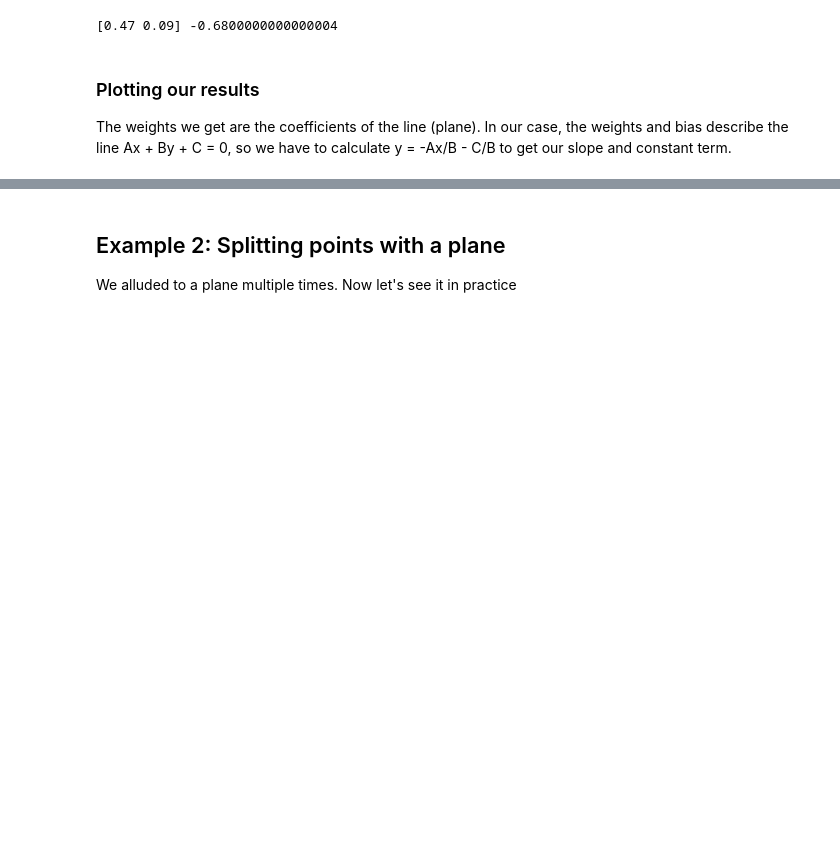
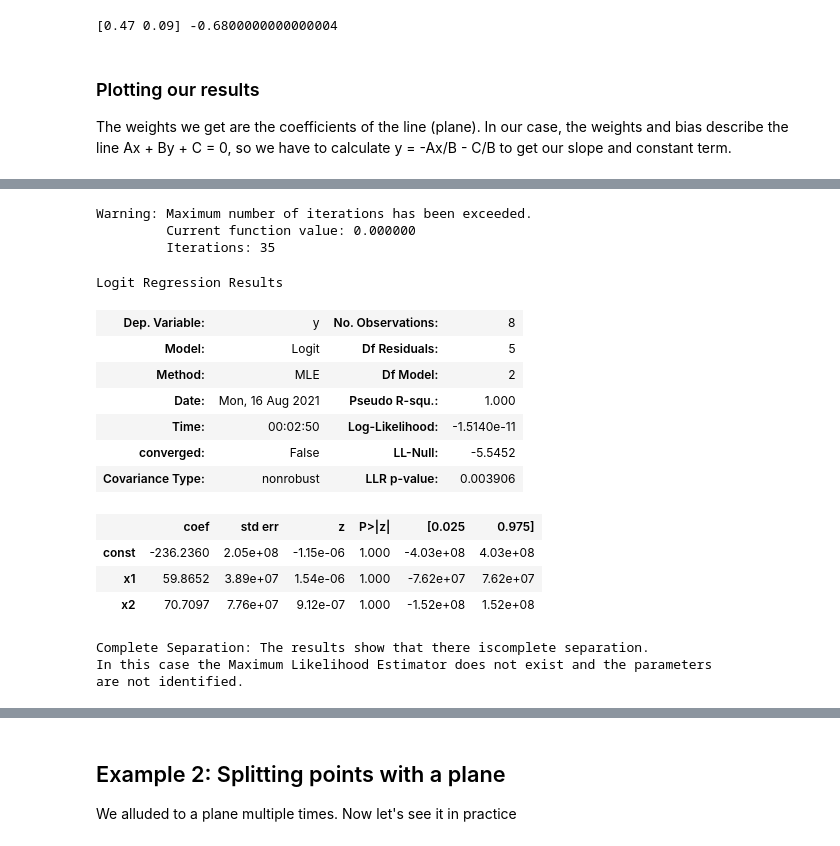
Before and after one commit to luisguiserrano/manning, a Jupyter notebook: Chapter_5_Perceptron_Algorithm/refactoring/Sentiment_analysis_toy.ipynb, the cells around one changed output, grey strips where cells are left out. Saved outputs shown, nothing was run; the diff lists cells and outputs as text; code cells hidden in the pictures; blank space fills up the shorter version.

```diff
--- a/Chapter_5_Perceptron_Algorithm/refactoring/Sentiment_analysis_toy.ipynb
+++ b/Chapter_5_Perceptron_Algorithm/refactoring/Sentiment_analysis_toy.ipynb
@@ -91,0 +94,32 @@ plt.show()
+# %%
+import statsmodels.api as sm
+
+exog = sm.add_constant(features) # adds an intercept column
+model_logistic_regression = sm.Logit(
+    endog = labels,
+    exog = exog)
+# statsmodels will notify us if separation is perfect
+model_logistic_regression.raise_on_perfect_prediction = False
+results_regression = model_logistic_regression.fit()
+# %% [output]
+Warning: Maximum number of iterations has been exceeded.
+         Current function value: 0.000000
+         Iterations: 35
+# %%
+results_regression.summary()
+# %% [output]
+Logit Regression Results
+| Dep. Variable: | y | No. Observations: | 8 |
+| Model: | Logit | Df Residuals: | 5 |
+| Method: | MLE | Df Model: | 2 |
+| Date: | Mon, 16 Aug 2021 | Pseudo R-squ.: | 1.000 |
+| Time: | 00:02:50 | Log-Likelihood: | -1.5140e-11 |
+| converged: | False | LL-Null: | -5.5452 |
+| Covariance Type: | nonrobust | LLR p-value: | 0.003906 |
+|  | coef | std err | z | P>|z| | [0.025 | 0.975] |
+| const | -236.2360 | 2.05e+08 | -1.15e-06 | 1.000 | -4.03e+08 | 4.03e+08 |
+| x1 | 59.8652 | 3.89e+07 | 1.54e-06 | 1.000 | -7.62e+07 | 7.62e+07 |
+| x2 | 70.7097 | 7.76e+07 | 9.12e-07 | 1.000 | -1.52e+08 | 1.52e+08 |
+Complete Separation: The results show that there iscomplete separation.
+In this case the Maximum Likelihood Estimator does not exist and the parameters
+are not identified.
```
Also changed, not shown: parts of 7 cells of this notebook, 1 other file.
